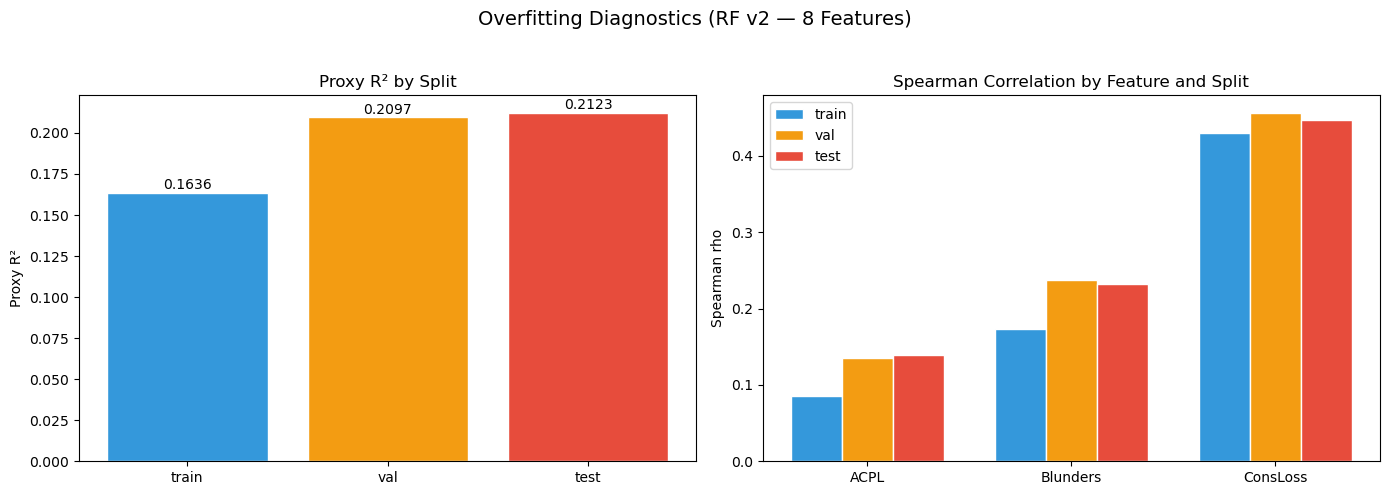
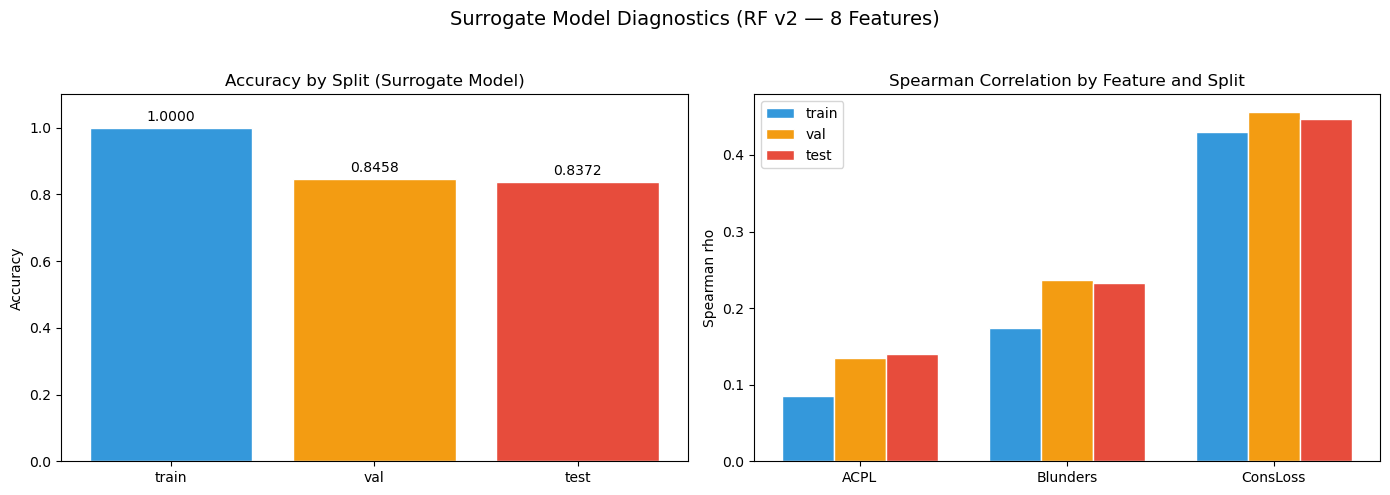
Unified diff of the notebook cell whose output changed from the first chart to the second:
--- before
+++ after
@@ -3,10 +3,11 @@
 colors_split = ["#3498db", "#f39c12", "#e74c3c"]
 
-r2_values = [r["proxy_r2"] for r in diag_results]
-axes[0].bar(split_names, r2_values, color=colors_split, edgecolor="white")
-axes[0].set_ylabel("Proxy R²")
-axes[0].set_title("Proxy R² by Split")
-for i, v in enumerate(r2_values):
-    axes[0].text(i, v + 0.002, f"{v:.4f}", ha="center", fontsize=10)
+acc_values = [r["accuracy"] for r in diag_results]
+axes[0].bar(split_names, acc_values, color=colors_split, edgecolor="white")
+axes[0].set_ylabel("Accuracy")
+axes[0].set_title("Accuracy by Split (Surrogate Model)")
+axes[0].set_ylim(0, 1.1)
+for i, v in enumerate(acc_values):
+    axes[0].text(i, v + 0.02, f"{v:.4f}", ha="center", fontsize=10)
 
 x = np.arange(len(COMPOSITE_COLS))
@@ -21,5 +22,5 @@
 axes[1].legend()
 
-fig.suptitle(f"Overfitting Diagnostics (RF v2 — {len(BEHAVIORAL_FEATURES)} Features)", fontsize=14)
+fig.suptitle(f"Surrogate Model Diagnostics (RF v2 — {len(BEHAVIORAL_FEATURES)} Features)", fontsize=14)
 fig.tight_layout(rect=[0, 0, 1, 0.95])
 fig.savefig(PLOT_DIR / "v2_overfitting_diagnostics.png", dpi=150)

Commit: refactor: update evaluation metrics and improve generalization assessment